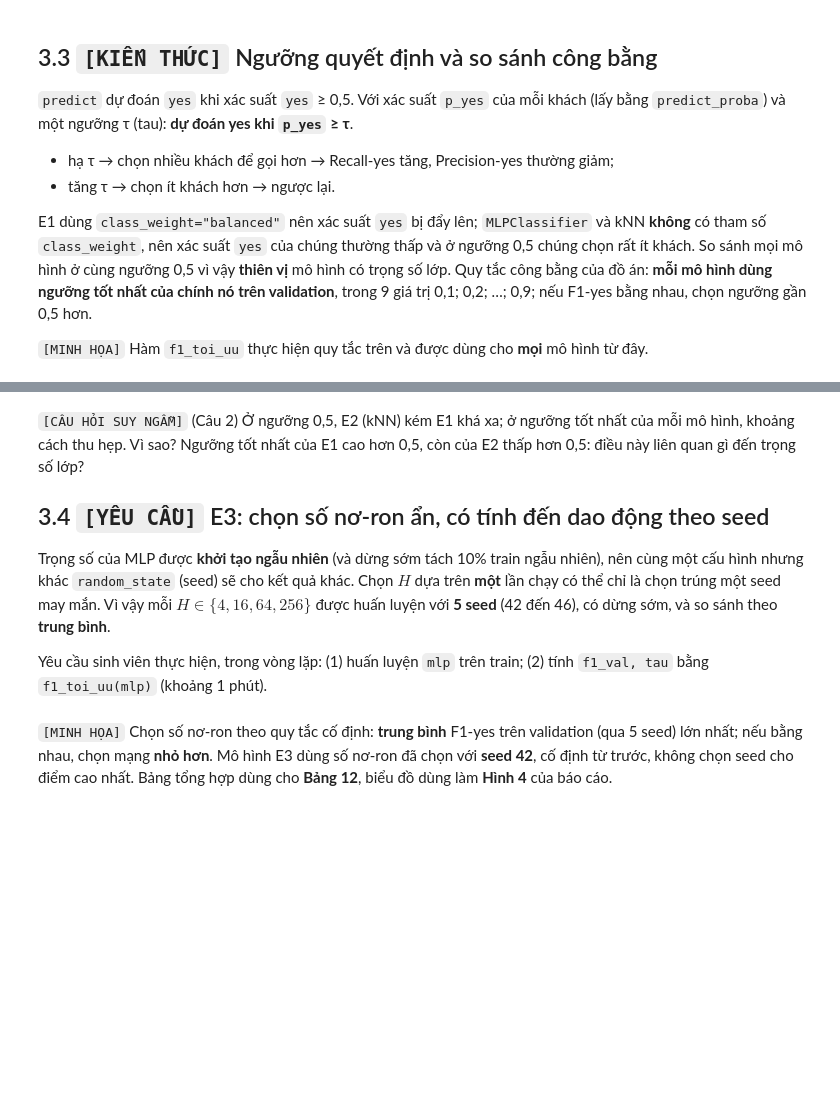
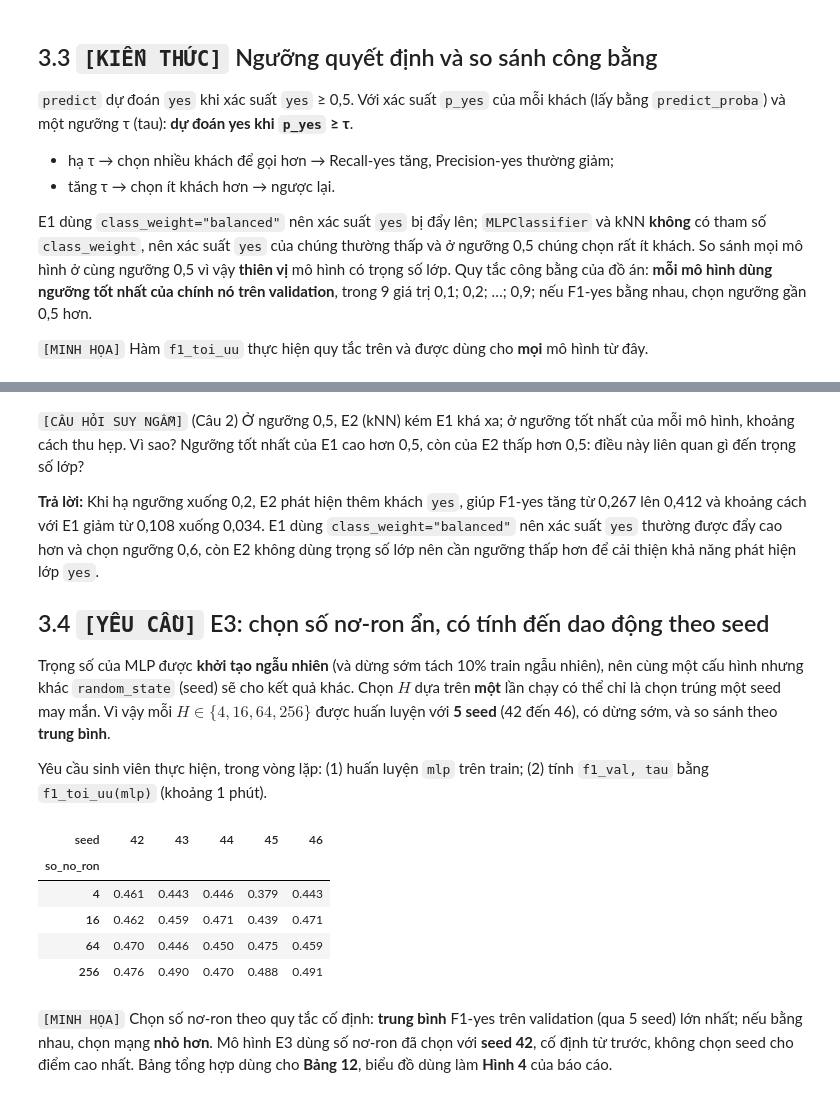
Before and after one commit to HuynhHoangPhong/project_MachineLearning, a Jupyter notebook: week-3_mlp_qua_khop_va_chon_mo_hinh.ipynb, the cells around one changed output, grey strips where cells are left out. Saved outputs shown, nothing was run; the diff lists cells and outputs as text; code cells hidden in the pictures; blank space fills up the shorter version.

```diff
--- a/week-3_mlp_qua_khop_va_chon_mo_hinh.ipynb
+++ b/week-3_mlp_qua_khop_va_chon_mo_hinh.ipynb
@@ -216,5 +320,7 @@ pd.DataFrame({ten: {"F1-yes ở ngưỡng 0,5": f1_score(val["y"], m.predict(val
 # %% [markdown]
 `[CÂU HỎI SUY NGẪM]` (Câu 2) Ở ngưỡng 0,5, E2 (kNN) kém E1 khá xa; ở ngưỡng tốt nhất của mỗi mô hình, khoảng cách thu hẹp. Vì sao? Ngưỡng tốt nhất của E1 cao hơn 0,5, còn của E2 thấp hơn 0,5: điều này liên quan gì đến trọng số lớp?
+
+**Trả lời:** Khi hạ ngưỡng xuống 0,2, E2 phát hiện thêm khách `yes`, giúp F1-yes tăng từ 0,267 lên 0,412 và khoảng cách với E1 giảm từ 0,108 xuống 0,034. E1 dùng `class_weight="balanced"` nên xác suất `yes` thường được đẩy cao hơn và chọn ngưỡng 0,6, còn E2 không dùng trọng số lớp nên cần ngưỡng thấp hơn để cải thiện khả năng phát hiện lớp `yes`.
 
 ## 3.4 `[YÊU CẦU]` E3: chọn số nơ-ron ẩn, có tính đến dao động theo seed
 Trọng số của MLP được **khởi tạo ngẫu nhiên** (và dừng sớm tách 10% train ngẫu nhiên), nên cùng một cấu hình nhưng khác `random_state` (seed) sẽ cho kết quả khác. Chọn $H$ dựa trên **một** lần chạy có thể chỉ là chọn trúng một seed may mắn. Vì vậy mỗi $H \in \{4, 16, 64, 256\}$ được huấn luyện với **5 seed** (42 đến 46), có dừng sớm, và so sánh theo **trung bình**.
@@ -230,13 +336,20 @@ def tao_mlp(H, seed):
 # %%
 dong = []
 for H in SO_NO_RON:
     for seed in SEED:
         mlp = tao_mlp(H, seed)
-        ____                     # YÊU CẦU (1): huấn luyện mlp trên train
-        f1_val, tau = None, None # YÊU CẦU (2): f1_toi_uu(mlp)
+        mlp.fit(train, train["y"])                     # YÊU CẦU (1): huấn luyện mlp trên train
+        f1_val, tau = f1_toi_uu(mlp) # YÊU CẦU (2): f1_toi_uu(mlp)
         dong.append({"so_no_ron": H, "seed": seed, "f1_val": f1_val, "tau": tau, "so_epoch": mlp[-1].n_iter_})
 bang_mlp = pd.DataFrame(dong)
 bang_mlp.pivot(index="so_no_ron", columns="seed", values="f1_val").round(3)
+# %% [output]
+| seed | 42 | 43 | 44 | 45 | 46 |
+| so_no_ron |  |  |  |  |  |
+| 4 | 0.461 | 0.443 | 0.446 | 0.379 | 0.443 |
+| 16 | 0.462 | 0.459 | 0.471 | 0.439 | 0.471 |
+| 64 | 0.470 | 0.446 | 0.450 | 0.475 | 0.459 |
+| 256 | 0.476 | 0.490 | 0.470 | 0.488 | 0.491 |
 # %% [markdown]
 `[MINH HỌA]` Chọn số nơ-ron theo quy tắc cố định: **trung bình** F1-yes trên validation (qua 5 seed) lớn nhất; nếu bằng nhau, chọn mạng **nhỏ hơn**. Mô hình E3 dùng số nơ-ron đã chọn với **seed 42**, cố định từ trước, không chọn seed cho điểm cao nhất. Bảng tổng hợp dùng cho **Bảng 12**, biểu đồ dùng làm **Hình 4** của báo cáo.
 # %%
```
Also changed, not shown: parts of 32 cells of this notebook, 3 other files.
